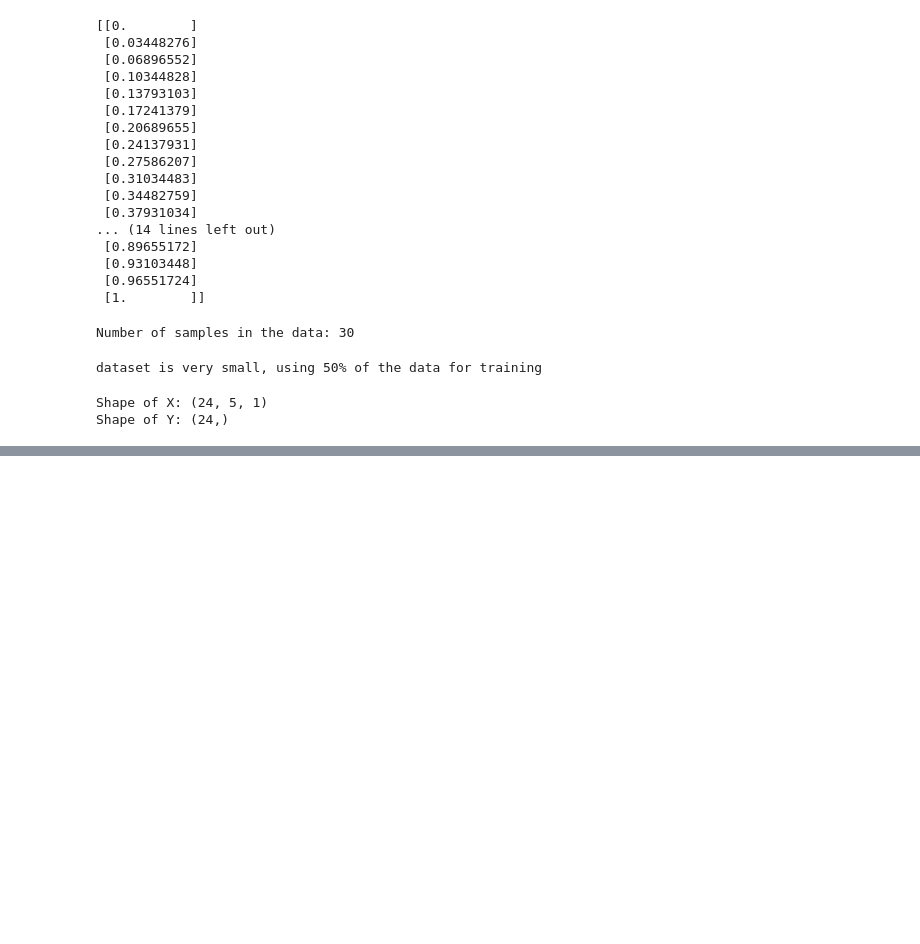
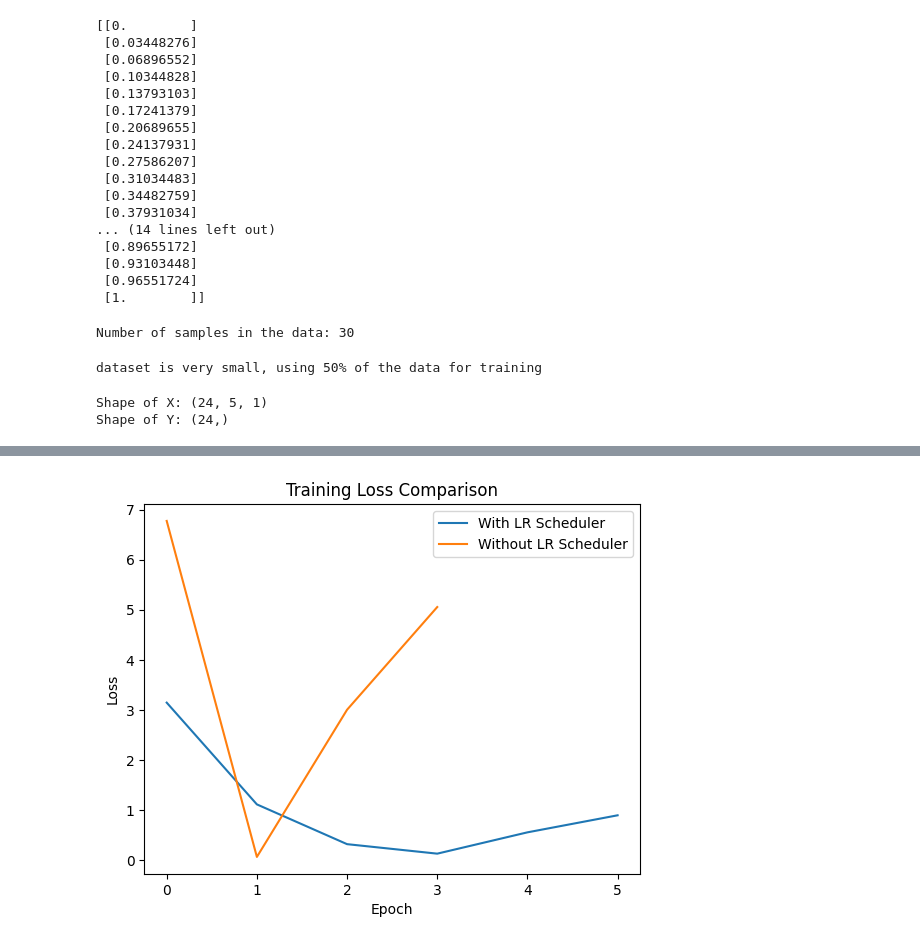
Before and after one commit to stella-miracle/DL_COURSE, a Jupyter notebook: DL_Keras_Tensorflow/Implemetion_text_generator.ipynb, the cells around one changed output, grey strips where cells are left out. Drawn from its saved outputs; the diff is of its cells as text; code cells hidden in the pictures; blank space fills up the shorter version.

Commit message:
Feature description for scheduler

```diff
--- a/DL_Keras_Tensorflow/Implemetion_text_generator.ipynb
+++ b/DL_Keras_Tensorflow/Implemetion_text_generator.ipynb
@@ -259,0 +175,18 @@ To be, or not to be
+# %%
+from tensorflow.keras.callbacks import EarlyStopping, LearningRateScheduler
+
+def scheduler(epoch, lr):
+    if epoch > 0 and epoch % 10 == 0:
+        return lr * 0.5
+    return lr
+
+early_stopping = EarlyStopping(monitor='loss', patience=2, restore_best_weights=True)
+lr_scheduler = LearningRateScheduler(scheduler)
+
+history_with_scheduler= model.fit(
+    X, Y,
+    epochs=30,
+    batch_size=32,
+    steps_per_epoch=10,
+    callbacks=[early_stopping, lr_scheduler]
+)
@@ -259,0 +206,10 @@ To be, or not to be
+# %%
+plt.plot(history_with_scheduler.history['loss'], label='With LR Scheduler')
+plt.plot(history.history['loss'], label='Without LR Scheduler')
+plt.legend()
+plt.title("Training Loss Comparison")
+plt.xlabel("Epoch")
+plt.ylabel("Loss")
+plt.show()
+# %% [output]
+[figure, added]
```
Also changed, not shown: parts of 8 cells of this notebook.
